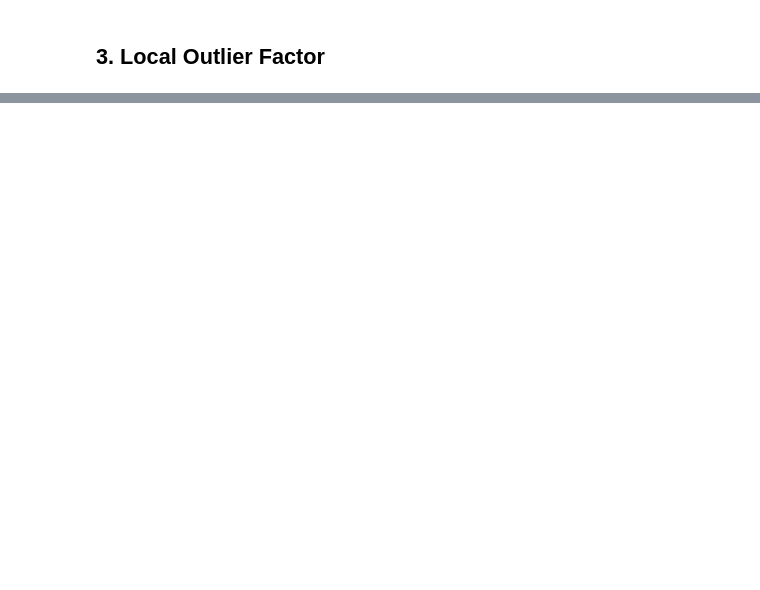
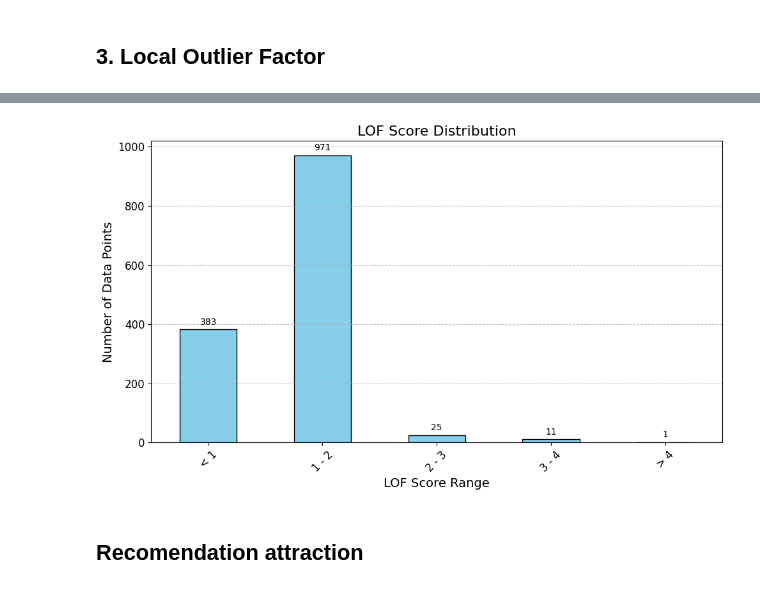
Before and after one commit to geun-hyoung/python_local_outlier_factor_text_info, a Jupyter notebook: lof_analysis.ipynb, the cells around one changed output, grey strips where cells are left out. Drawn from its saved outputs; the diff is of its cells as text; code cells hidden in the pictures; blank space fills up the shorter version.

```diff
--- a/lof_analysis.ipynb
+++ b/lof_analysis.ipynb
@@ -331,9 +321,10 @@ plt.show()
 # %%
 # LOF 적용
-lof = LocalOutlierFactor(n_neighbors=10)
-lof.fit(embedding_vectors)
-preprocessed_df['LOF_Score'] = -lof.negative_outlier_factor_  # LOF 점수
-preprocessed_df['is_outlier'] = lof.fit_predict(embedding_vectors)  # -1: 이상치, 1: 정상치
+lof = LocalOutlierFactor(n_neighbors=14, metric='cosine', contamination=0.1)
+lof.fit(reduced_embeddings)
+merged_df['LOF_Score'] = -lof.negative_outlier_factor_  # LOF 점수
+merged_df['is_outlier'] = lof.fit_predict(reduced_embeddings)  # -1: 이상치, 1: 정상치
 
 # LOF 점수에 따라 정렬
-sorted_df = preprocessed_df.sort_values(by='LOF_Score', ascending=False)
+sorted_df = merged_df.sort_values(by='LOF_Score', ascending=False)
+sorted_df.to_csv('/content/drive/MyDrive/Colab Notebooks/inbound_service/local_outlier_factor_analysis/lof_analysis_result.csv', encoding='utf-8')
@@ -342,9 +331,3 @@ sorted_df = preprocessed_df.sort_values(by='LOF_Score', ascending=False)
-# %%
-# 각 관광지의 리뷰 개수 계산
-review_counts = review_df['attraction_name'].value_counts()
-
-# 리뷰 수를 `sorted_df`에 추가
-sorted_df['Review_Count'] = sorted_df['name'].map(review_counts).fillna(0).astype(int)
 # %%
 sorted_df.head(10)
 # %% [output]
@@ -413,0 +359,33 @@ filtered_df.tail(10)
+# %%
+# ✅ 1. LOF_Score 기준 구간 설정
+bins = [float('-inf'), 1, 2, 3, 4, float('inf')]
+labels = ['< 1', '1 - 2', '2 - 3', '3 - 4', '> 4']
+
+# ✅ 2. LOF_Score 값을 구간에 할당
+sorted_df['LOF_Score_Category'] = pd.cut(sorted_df['LOF_Score'], bins=bins, labels=labels)
+
+# ✅ 3. 각 구간별 데이터 개수 계산
+category_counts = sorted_df['LOF_Score_Category'].value_counts().sort_index()
+
+# ✅ 4. 시각화 및 바 위에 개수 표시
+plt.figure(figsize=(10, 6))
+ax = category_counts.plot(kind='bar', color='skyblue', edgecolor='black')
+
+plt.title('LOF Score Distribution', fontsize=16)
+plt.xlabel('LOF Score Range', fontsize=14)
+plt.ylabel('Number of Data Points', fontsize=14)
+plt.xticks(rotation=45, fontsize=12)
+plt.yticks(fontsize=12)
+plt.grid(axis='y', linestyle='--', alpha=0.7)
+
+# ✅ 각 바 위에 개수 표시 및 바 아래에 숫자 표시
+for i, (category, value) in enumerate(category_counts.items()):
+    # 바 위에 개수 표시
+    ax.text(i, value + max(category_counts) * 0.01, f'{value}', ha='center', va='bottom', fontsize=10, color='black')
+
+plt.tight_layout()
+plt.show()
+# %% [output]
+[figure, added]
+# %% [markdown]
+## Recomendation attraction
```
Also changed, not shown: parts of 33 cells of this notebook.
